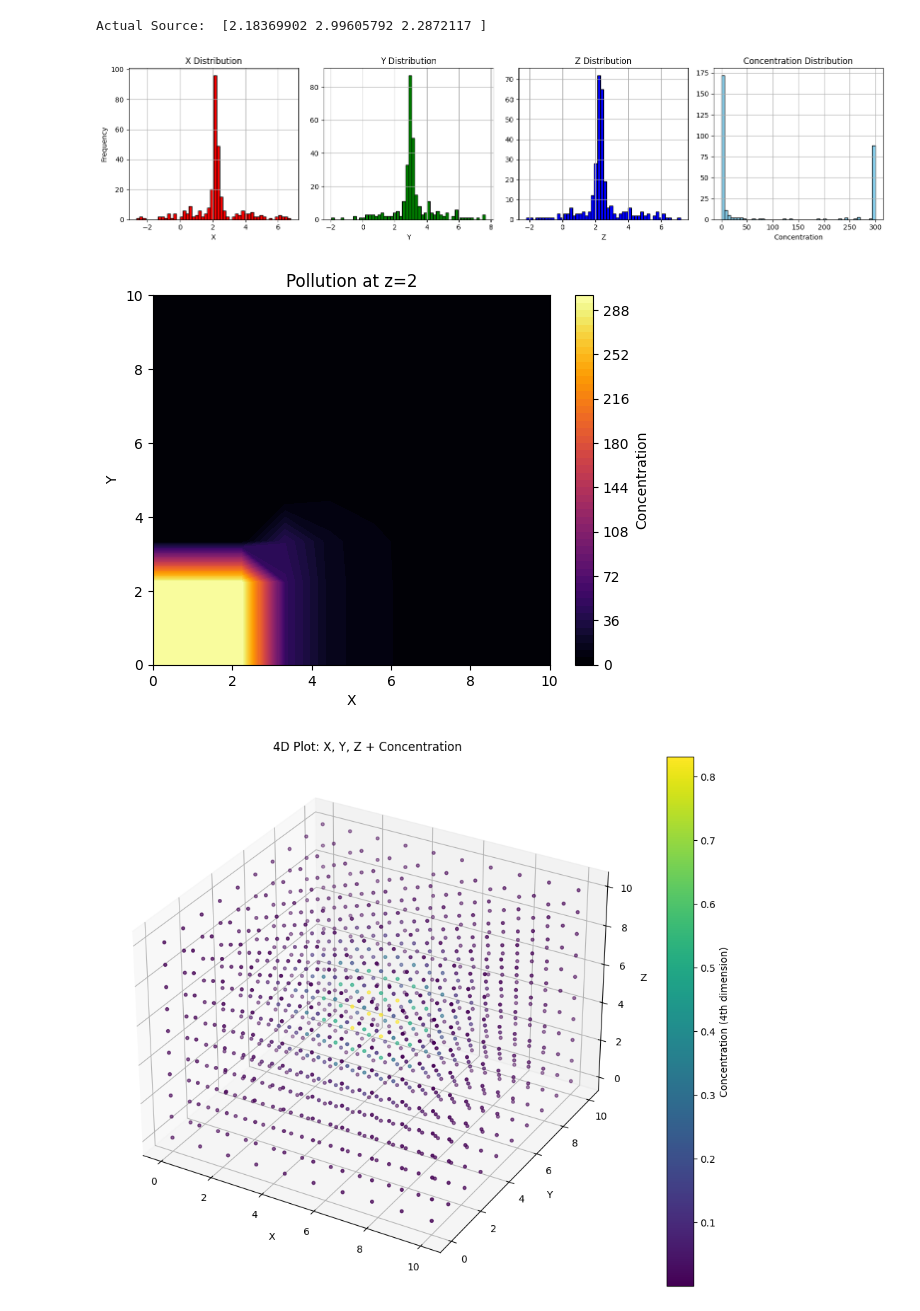
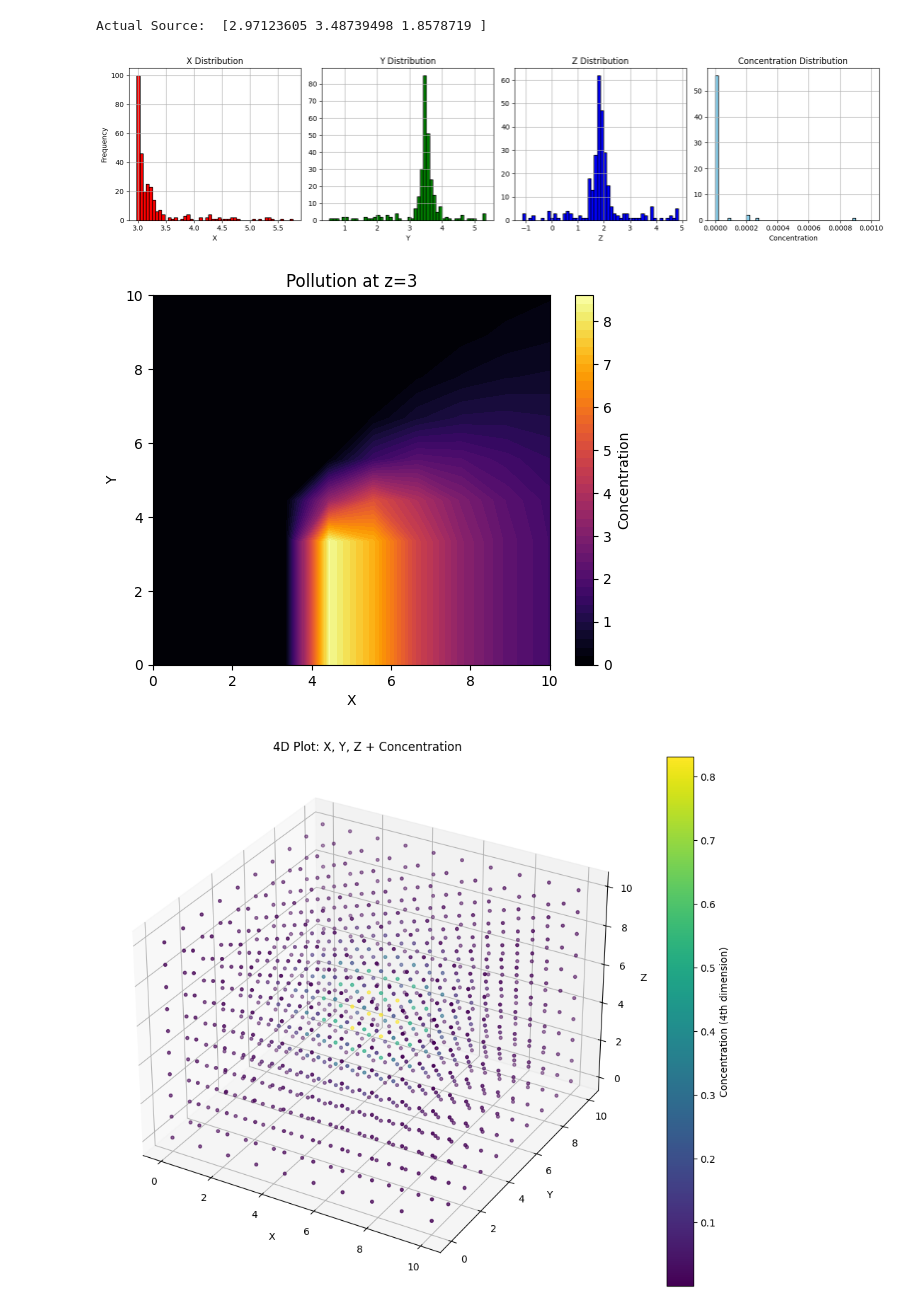
Before and after one commit to varinik/Autonomous.UAV-Mounted.Air.Filtration.using.Artificial.Intelligence.Models, a Jupyter notebook: source_approx.ipynb, the cells around one changed output. Saved outputs shown, nothing was run; the diff lists cells and outputs as text; code cells hidden in the pictures.

```diff
--- a/source_approx.ipynb
+++ b/source_approx.ipynb
@@ -96,5 +114,5 @@ def generate_data(n_samples=10000):
     return np.array(X), np.array(Y)
 # %%
 # get data
-X_train, Y_train = generate_data(100)
-X_val, Y_val = generate_data(100)
+X_train, Y_train = generate_data(10000)
+X_val, Y_val = generate_data(1000)
@@ -181,7 +353,7 @@ def point_spread(dataset_x, dataset_y, height_slice, point=0):
     plt.grid(True)
 
     plt.subplot(1, 4, 4)
-    plt.hist(concentrations, bins=50, color='skyblue', edgecolor='black')
+    plt.hist(concentrations, bins=50, range=(0, 0.001), color='skyblue', edgecolor='black')
     plt.xlabel('Concentration')
     plt.title('Concentration Distribution')
     plt.grid(True)
@@ -209,11 +381,11 @@ def point_spread(dataset_x, dataset_y, height_slice, point=0):
     plt.title(f'Pollution at z={z_plane}')
     plt.show()
 # %%
-point_spread(X_train, Y_train, height_slice=2)
+point_spread(X_train, Y_train, height_slice=3)
 # %% [output]
-Actual Source:  [2.18369902 2.99605792 2.2872117 ]
+Actual Source:  [2.97123605 3.48739498 1.8578719 ]
-[figure, old version]
+[figure, new version]
-[figure, old version]
+[figure, new version]
 # %%
 import numpy as np
 import matplotlib.pyplot as plt
```
Also changed, not shown: parts of 20 cells of this notebook, 4 other files.
